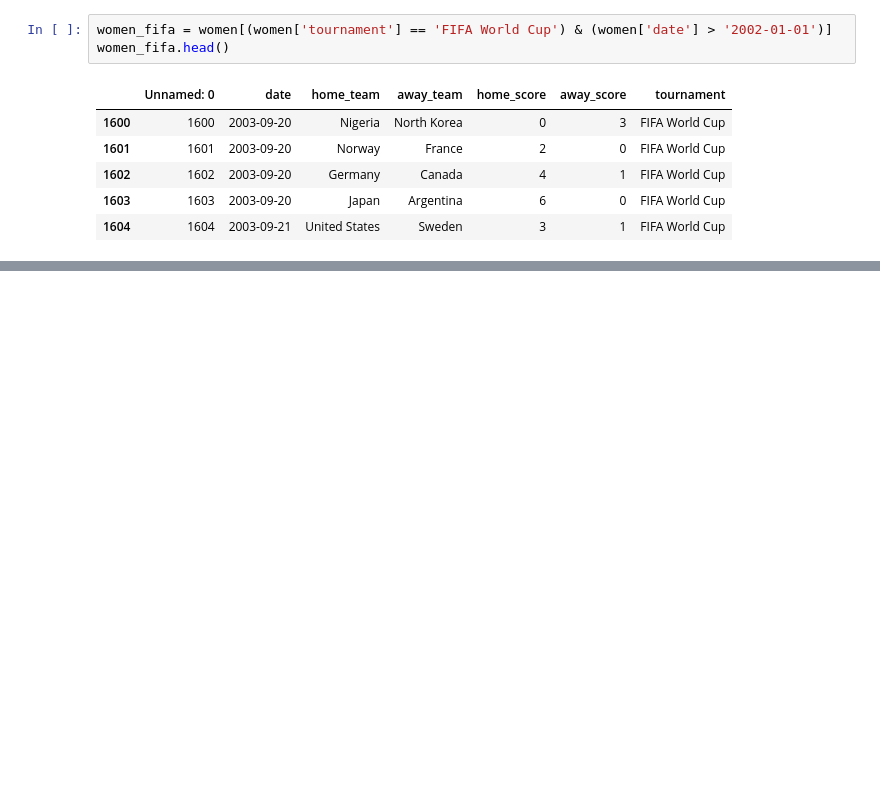
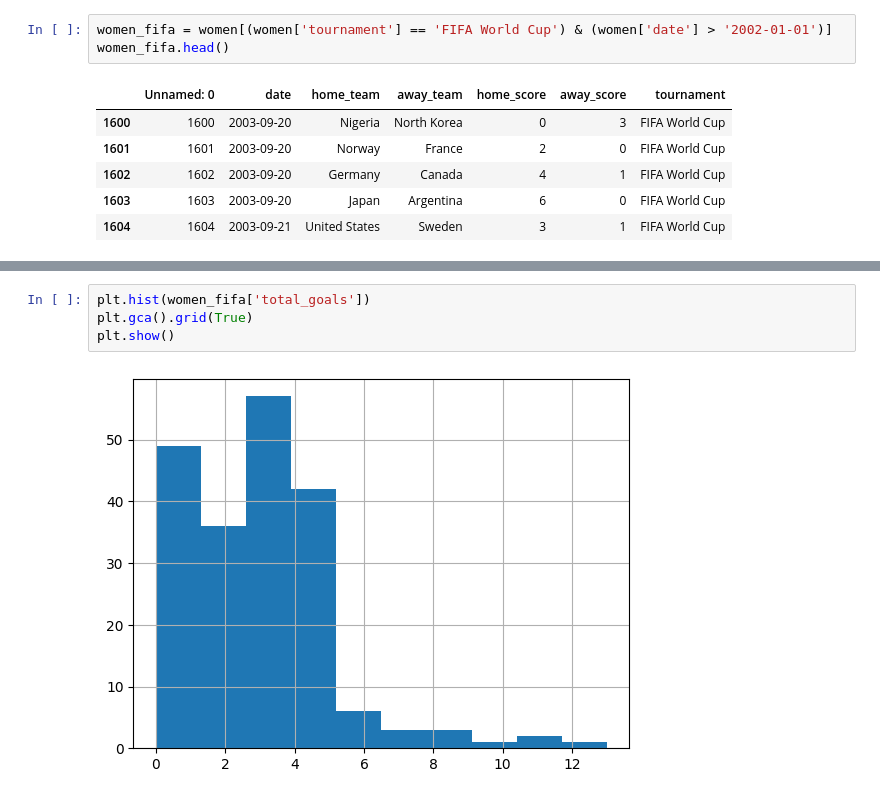
Before and after one commit to Emigbanam/Data-Analysis-Practice, a Jupyter notebook: Hypothesis Testing with Men's and Women's Soccer Matches (Data Camp).ipynb, the cells around one changed output, grey strips where cells are left out. Cells and saved outputs as stored; diff of their text form; blank space fills up the shorter version.

```diff
--- a/Hypothesis Testing with Men's and Women's Soccer Matches (Data Camp).ipynb
+++ b/Hypothesis Testing with Men's and Women's Soccer Matches (Data Camp).ipynb
@@ -139,0 +194,6 @@ women_fifa.head()
+# %%
+plt.hist(women_fifa['total_goals'])
+plt.gca().grid(True)
+plt.show()
+# %% [output]
+[figure, added]
```
Also changed, not shown: parts of 12 cells of this notebook.
